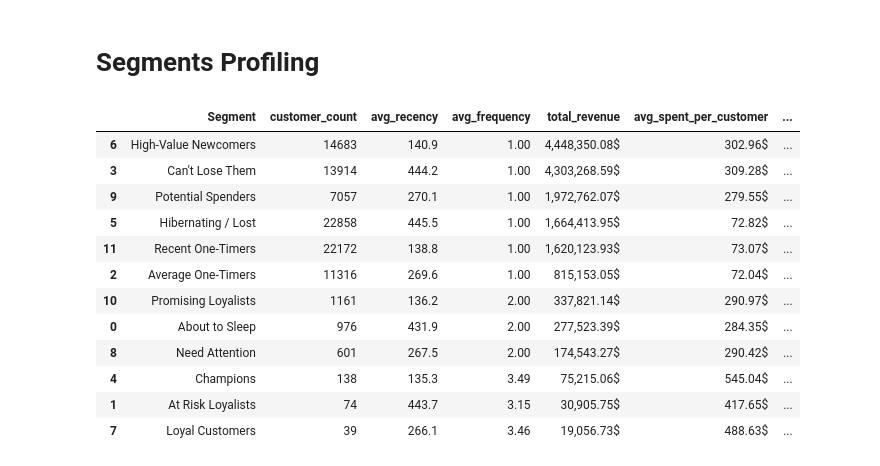
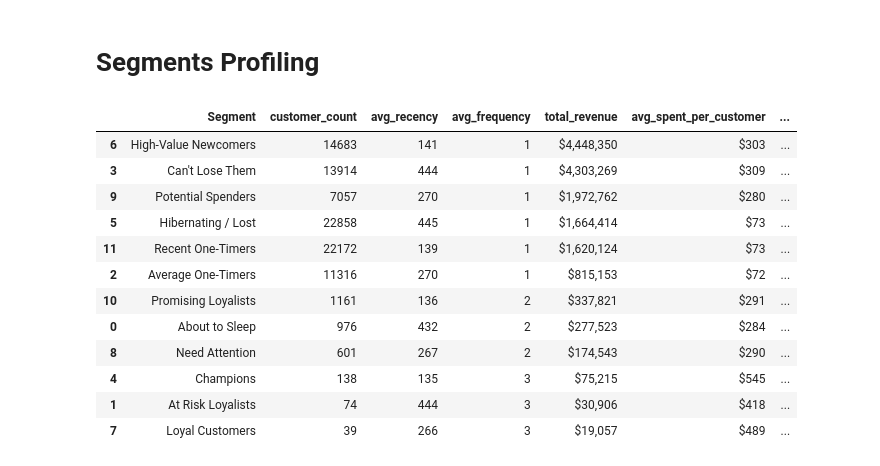
Before and after one commit to MarKotyn/olist-ecommerce-customer-analytics, a Jupyter notebook: python/notebooks/04_customer_segmentation.ipynb, the cells around one changed output. Saved outputs shown, nothing was run; the diff lists cells and outputs as text; code cells hidden in the pictures.

Commit message:
Customer segmentation - added tables

```diff
--- a/python/notebooks/04_customer_segmentation.ipynb
+++ b/python/notebooks/04_customer_segmentation.ipynb
@@ -130,36 +121,34 @@ plt.show()
 # %%
 segment_profile = df_segmented.groupby('Segment').agg(
     customer_count=('customer_unique_id', 'count'),
     avg_recency=('recency', 'mean'),
     avg_frequency=('total_orders', 'mean'),
     total_revenue=('total_spent', 'sum'),
     avg_spent_per_customer=('total_spent', 'mean')
 ).reset_index()
 
-# Obliczamy procentowy udział w przychodach
 total_platform_revenue = segment_profile['total_revenue'].sum()
 segment_profile['revenue_share_%'] = (segment_profile['total_revenue'] / total_platform_revenue) * 100
 
-# Sortujemy od segmentów generujących najwięcej kasy
 segment_profile = segment_profile.sort_values(by='total_revenue', ascending=False)
 display(segment_profile.style.format({
-    'avg_recency': '{:.1f}',
-    'avg_frequency': '{:.2f}',
-    'total_revenue': '{:,.2f}$',
-    'avg_spent_per_customer': '{:.2f}$',
-    'revenue_share_%': '{:.1f}%'
+    'avg_recency': '{:.0f}',
+    'avg_frequency': '{:.0f}',
+    'total_revenue': '${:,.0f}',
+    'avg_spent_per_customer': '${:.0f}',
+    'revenue_share_%': '{:.0f}%'
 }))
 # %% [output]
 |  | Segment | customer_count | avg_recency | avg_frequency | total_revenue | avg_spent_per_customer | ... |
-| 6 | High-Value Newcomers | 14683 | 140.9 | 1.00 | 4,448,350.08$ | 302.96$ | ... |
-| 3 | Can't Lose Them | 13914 | 444.2 | 1.00 | 4,303,268.59$ | 309.28$ | ... |
-| 9 | Potential Spenders | 7057 | 270.1 | 1.00 | 1,972,762.07$ | 279.55$ | ... |
-| 5 | Hibernating / Lost | 22858 | 445.5 | 1.00 | 1,664,413.95$ | 72.82$ | ... |
-| 11 | Recent One-Timers | 22172 | 138.8 | 1.00 | 1,620,123.93$ | 73.07$ | ... |
-| 2 | Average One-Timers | 11316 | 269.6 | 1.00 | 815,153.05$ | 72.04$ | ... |
-| 10 | Promising Loyalists | 1161 | 136.2 | 2.00 | 337,821.14$ | 290.97$ | ... |
-| 0 | About to Sleep | 976 | 431.9 | 2.00 | 277,523.39$ | 284.35$ | ... |
-| 8 | Need Attention | 601 | 267.5 | 2.00 | 174,543.27$ | 290.42$ | ... |
-| 4 | Champions | 138 | 135.3 | 3.49 | 75,215.06$ | 545.04$ | ... |
-| 1 | At Risk Loyalists | 74 | 443.7 | 3.15 | 30,905.75$ | 417.65$ | ... |
-| 7 | Loyal Customers | 39 | 266.1 | 3.46 | 19,056.73$ | 488.63$ | ... |
+| 6 | High-Value Newcomers | 14683 | 141 | 1 | $4,448,350 | $303 | ... |
+| 3 | Can't Lose Them | 13914 | 444 | 1 | $4,303,269 | $309 | ... |
+| 9 | Potential Spenders | 7057 | 270 | 1 | $1,972,762 | $280 | ... |
+| 5 | Hibernating / Lost | 22858 | 445 | 1 | $1,664,414 | $73 | ... |
+| 11 | Recent One-Timers | 22172 | 139 | 1 | $1,620,124 | $73 | ... |
+| 2 | Average One-Timers | 11316 | 270 | 1 | $815,153 | $72 | ... |
+| 10 | Promising Loyalists | 1161 | 136 | 2 | $337,821 | $291 | ... |
+| 0 | About to Sleep | 976 | 432 | 2 | $277,523 | $284 | ... |
+| 8 | Need Attention | 601 | 267 | 2 | $174,543 | $290 | ... |
+| 4 | Champions | 138 | 135 | 3 | $75,215 | $545 | ... |
+| 1 | At Risk Loyalists | 74 | 444 | 3 | $30,906 | $418 | ... |
+| 7 | Loyal Customers | 39 | 266 | 3 | $19,057 | $489 | ... |
```
Also changed, not shown: parts of 9 cells of this notebook.
